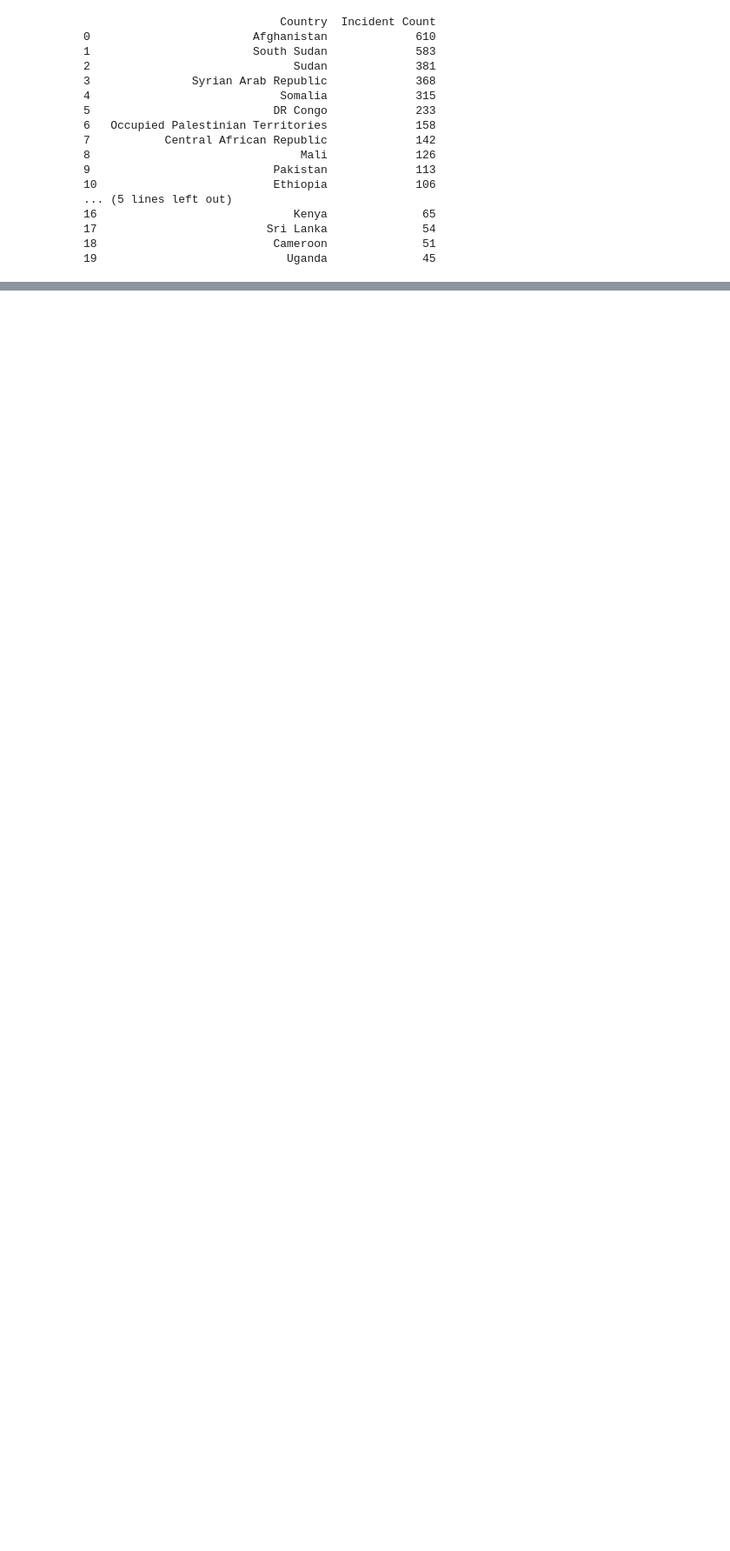
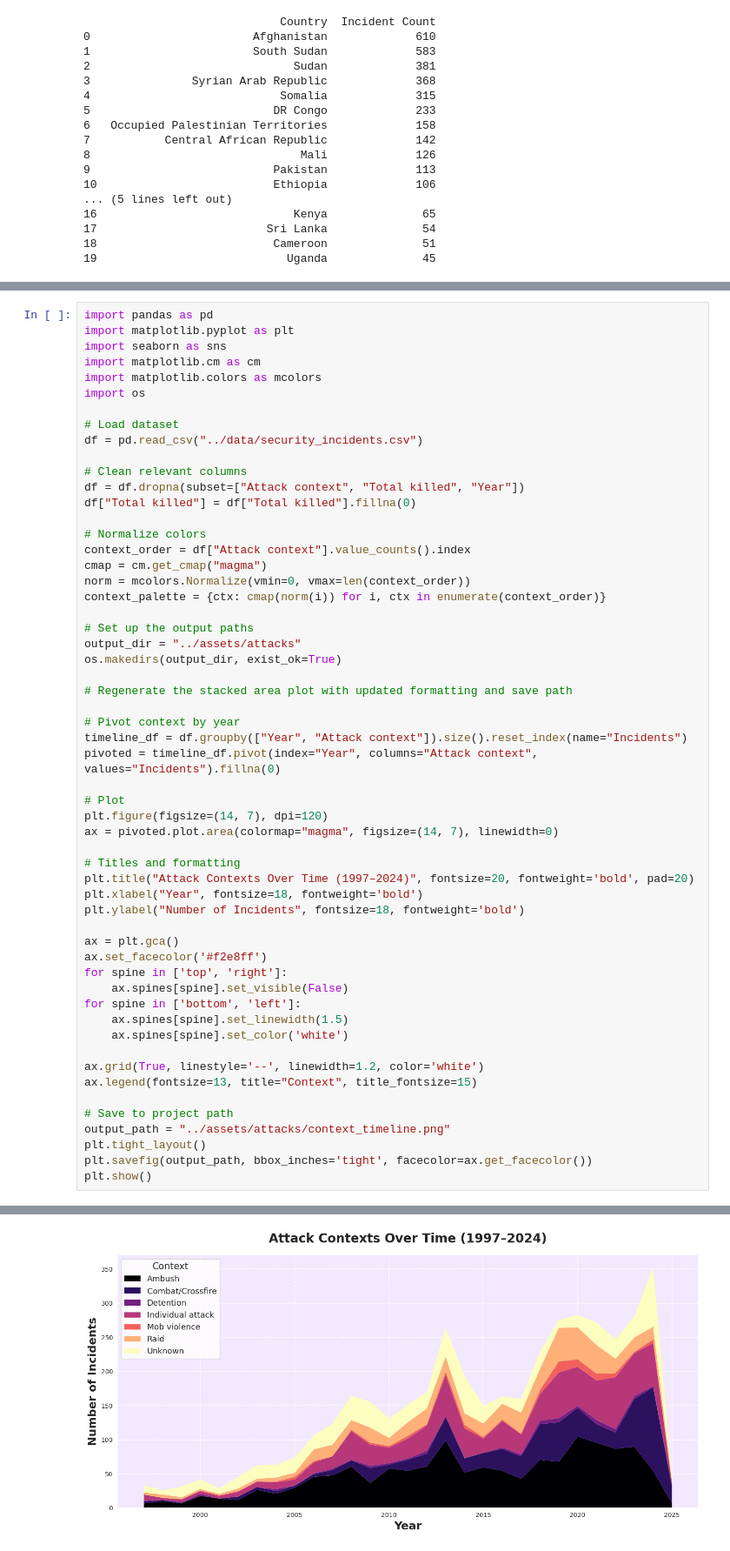
Before and after one commit to platinumfishes/data_visualization_project_2025, a Jupyter notebook: code/eda.ipynb, the cells around one changed output, grey strips where cells are left out. Shown at 87% size. Saved outputs shown, nothing was run; the diff lists cells and outputs as text; blank space fills up the shorter version.

```diff
--- a/code/eda.ipynb
+++ b/code/eda.ipynb
@@ -457,0 +507,57 @@ print(incident_counts.head(20))  # Top 10 countries
+# %%
+import pandas as pd
+import matplotlib.pyplot as plt
+import seaborn as sns
+import matplotlib.cm as cm
+import matplotlib.colors as mcolors
+import os
+
+# Load dataset
+df = pd.read_csv("../data/security_incidents.csv")
+
+# Clean relevant columns
+df = df.dropna(subset=["Attack context", "Total killed", "Year"])
+df["Total killed"] = df["Total killed"].fillna(0)
+
+# Normalize colors
+context_order = df["Attack context"].value_counts().index
+cmap = cm.get_cmap("magma")
+norm = mcolors.Normalize(vmin=0, vmax=len(context_order))
+context_palette = {ctx: cmap(norm(i)) for i, ctx in enumerate(context_order)}
+
+# Set up the output paths
+output_dir = "../assets/attacks"
+os.makedirs(output_dir, exist_ok=True)
+
+# Regenerate the stacked area plot with updated formatting and save path
+
+# Pivot context by year
+timeline_df = df.groupby(["Year", "Attack context"]).size().reset_index(name="Incidents")
+pivoted = timeline_df.pivot(index="Year", columns="Attack context", values="Incidents").fillna(0)
+
+# Plot
+plt.figure(figsize=(14, 7), dpi=120)
+ax = pivoted.plot.area(colormap="magma", figsize=(14, 7), linewidth=0)
+
+# Titles and formatting
+plt.title("Attack Contexts Over Time (1997–2024)", fontsize=20, fontweight='bold', pad=20)
+plt.xlabel("Year", fontsize=18, fontweight='bold')
+plt.ylabel("Number of Incidents", fontsize=18, fontweight='bold')
+
+ax = plt.gca()
+ax.set_facecolor('#f2e8ff')
+for spine in ['top', 'right']:
+    ax.spines[spine].set_visible(False)
+for spine in ['bottom', 'left']:
+    ax.spines[spine].set_linewidth(1.5)
+    ax.spines[spine].set_color('white')
+
+ax.grid(True, linestyle='--', linewidth=1.2, color='white')
+ax.legend(fontsize=13, title="Context", title_fontsize=15)
+
+# Save to project path
+output_path = "../assets/attacks/context_timeline.png"
+plt.tight_layout()
+plt.savefig(output_path, bbox_inches='tight', facecolor=ax.get_facecolor())
+plt.show()
+# %% [output]
@@ -457,0 +566 @@ print(incident_counts.head(20))  # Top 10 countries
+[figure, added]
```
Also changed, not shown: parts of 4 cells of this notebook, 17 other files.
